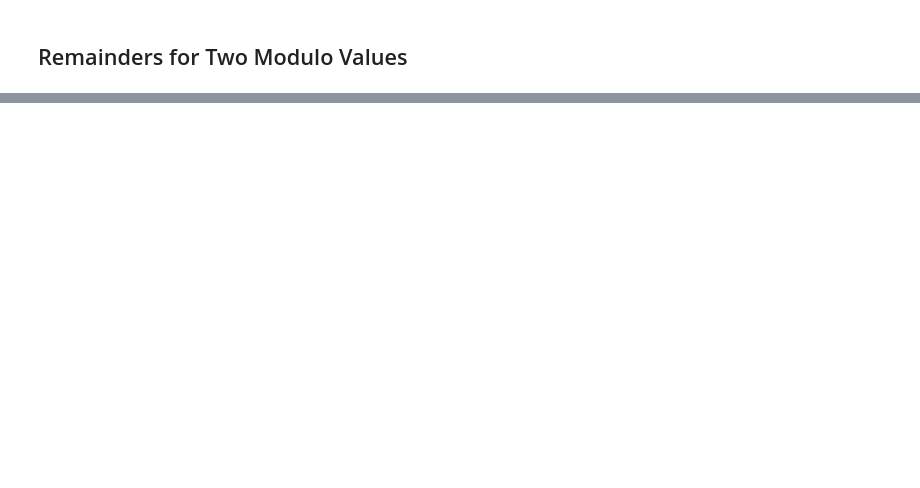
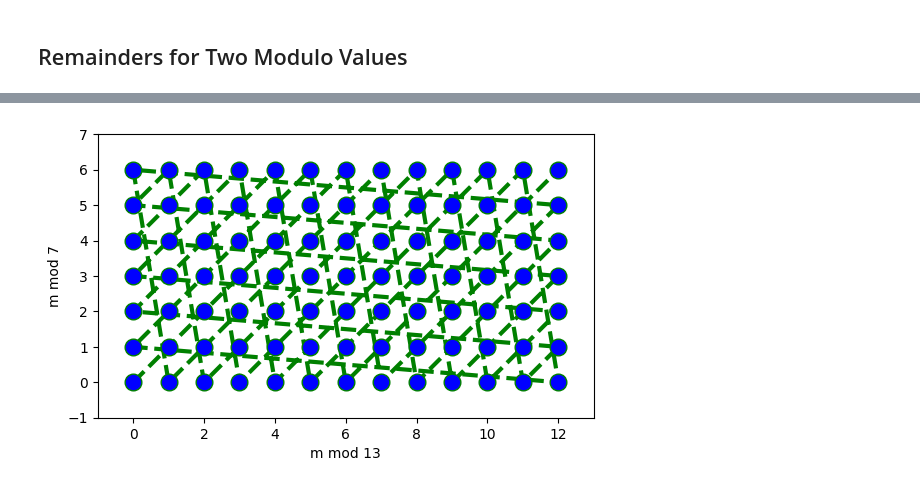
Before and after one commit to jelaiw/number-theory-class, a Jupyter notebook: crt.ipynb, the cells around one changed output, grey strips where cells are left out. Cells and saved outputs as stored; diff of their text form; code cells hidden in the pictures; blank space fills up the shorter version.

Commit message:
Refactor plot code to plot_pairs() function.

```diff
--- a/crt.ipynb
+++ b/crt.ipynb
@@ -2,18 +2,18 @@
 ## Remainders for Two Modulo Values
 # %%
 import matplotlib.pyplot as plt
-# %%
-a, b = 10, 5
-n = a * b
 # %%
-plt.plot([i % a for i in range(n)], [i % b for i in range(n)],
-         color='green', linestyle='dashed', linewidth=3,
-         marker='o', markerfacecolor='blue', markersize=12)
+# Draw pairs of remainders mod a and mod b on a coordinate plane.
+def plot_pairs(a, b):
+    n = a * b
+    plt.plot([i % a for i in range(n)], [i % b for i in range(n)],
+            color='green', linestyle='dashed', linewidth=3,
+            marker='o', markerfacecolor='blue', markersize=12)
 
-plt.axis('square')
-plt.xlim(-1, a)
-plt.ylim(-1, b)
-plt.xlabel(f'm mod {a}')
-plt.ylabel(f'm mod {b}')
+    plt.axis('square')
+    plt.xlim(-1, a)
+    plt.ylim(-1, b)
+    plt.xlabel(f'm mod {a}')
+    plt.ylabel(f'm mod {b}')
 
-plt.savefig(f'crt-{a}-{b}.png')
+    plt.savefig(f'crt-{a}-{b}.png')
@@ -21,0 +24,4 @@ plt.savefig(f'crt-{a}-{b}.png')
+# %%
+plot_pairs(13, 7)
+# %% [output]
+[figure, added]
```
Also changed, not shown: parts of 2 cells of this notebook.
